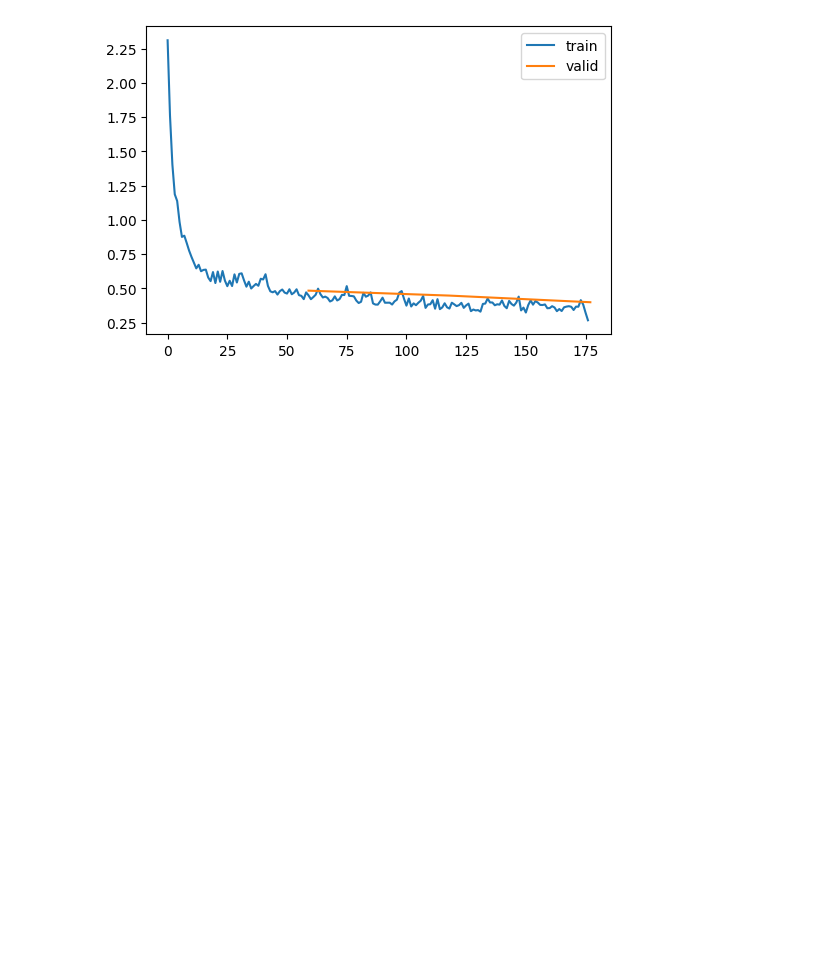
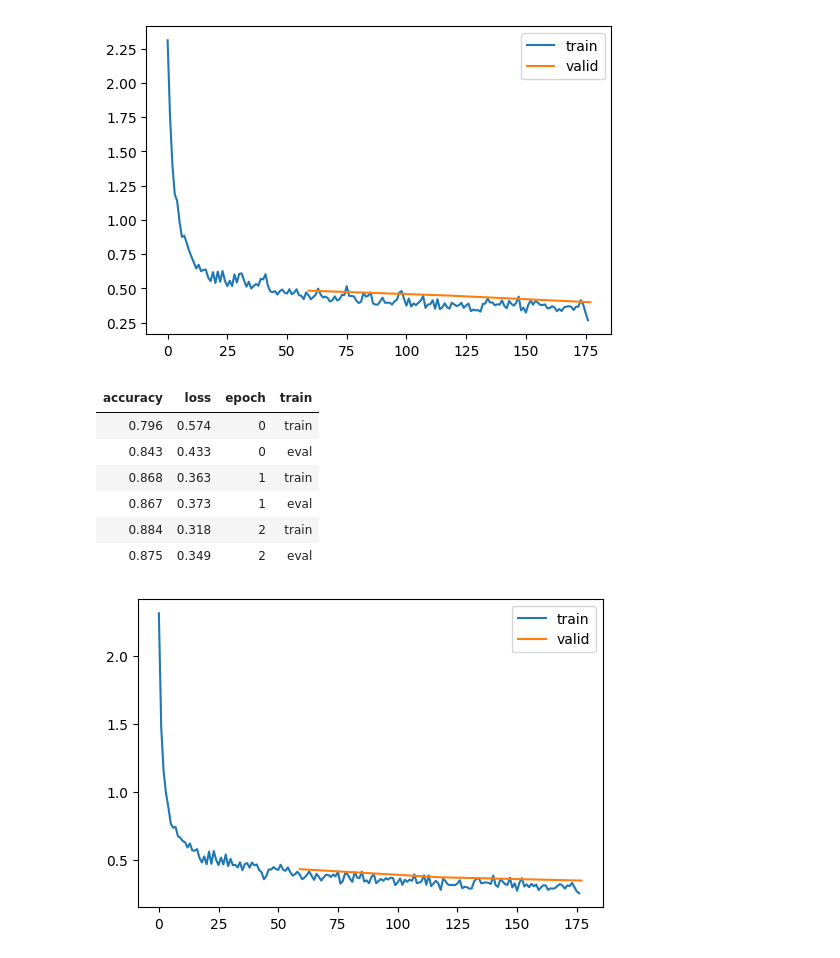
Before and after one commit to satani99/fastai_22_2, a Jupyter notebook: accel_sgd.ipynb, the cells around one changed output. Drawn from its saved outputs; the diff is of its cells as text; code cells hidden in the pictures; blank space fills up the shorter version.

```diff
--- a/accel_sgd.ipynb
+++ b/accel_sgd.ipynb
@@ -201,3 +201,31 @@ learn.fit(3)
 | 0.864 | 0.372 | 2 | train |
 | 0.857 | 0.399 | 2 | eval |
 [figure]
+# %%
+class Adam(SGD):
+  def __init__(self, params, lr, wd=0., beta1=0.9, beta2=0.99, eps=1e-5):
+    super().__init__(params, lr=lr, wd=wd)
+    self.beta1, self.beta2, self.eps = beta1, beta2, eps
+
+  def opt_step(self, p):
+    if not hasattr(p, 'avg'): p.avg = torch.zeros_like(p.grad.data)
+    if not hasattr(p, 'sqr_avg'): p.sqr_avg = torch.zeros_like(p.grad.data)
+    p.avg = self.beta1*p.avg + (1-self.beta1)*p.grad
+    unbiased_avg = p.avg / (1 - (self.beta1**(self.i+1)))
+    p.sqr_avg = self.beta2*p.sqr_avg + (1-self.beta2)*(p.grad**2)
+    unbiased_sqr_avg = p.sqr_avg / (1 - (self.beta2**(self.i+1)))
+    p -= self.lr * unbiased_avg / (unbiased_sqr_avg + self.eps).sqrt()
+# %%
+set_seed(42)
+model = get_model(act_gr, norm=nn.BatchNorm2d).apply(iw)
+learn = TrainLearner(model, dls, F.cross_entropy, lr=6e-3, cbs=cbs, opt_func=Adam)
+learn.fit(3)
+# %% [output]
+| accuracy | loss | epoch | train |
+| 0.796 | 0.574 | 0 | train |
+| 0.843 | 0.433 | 0 | eval |
+| 0.868 | 0.363 | 1 | train |
+| 0.867 | 0.373 | 1 | eval |
+| 0.884 | 0.318 | 2 | train |
+| 0.875 | 0.349 | 2 | eval |
+[figure, added]
```
Also changed, not shown: parts of 1 cell of this notebook.
